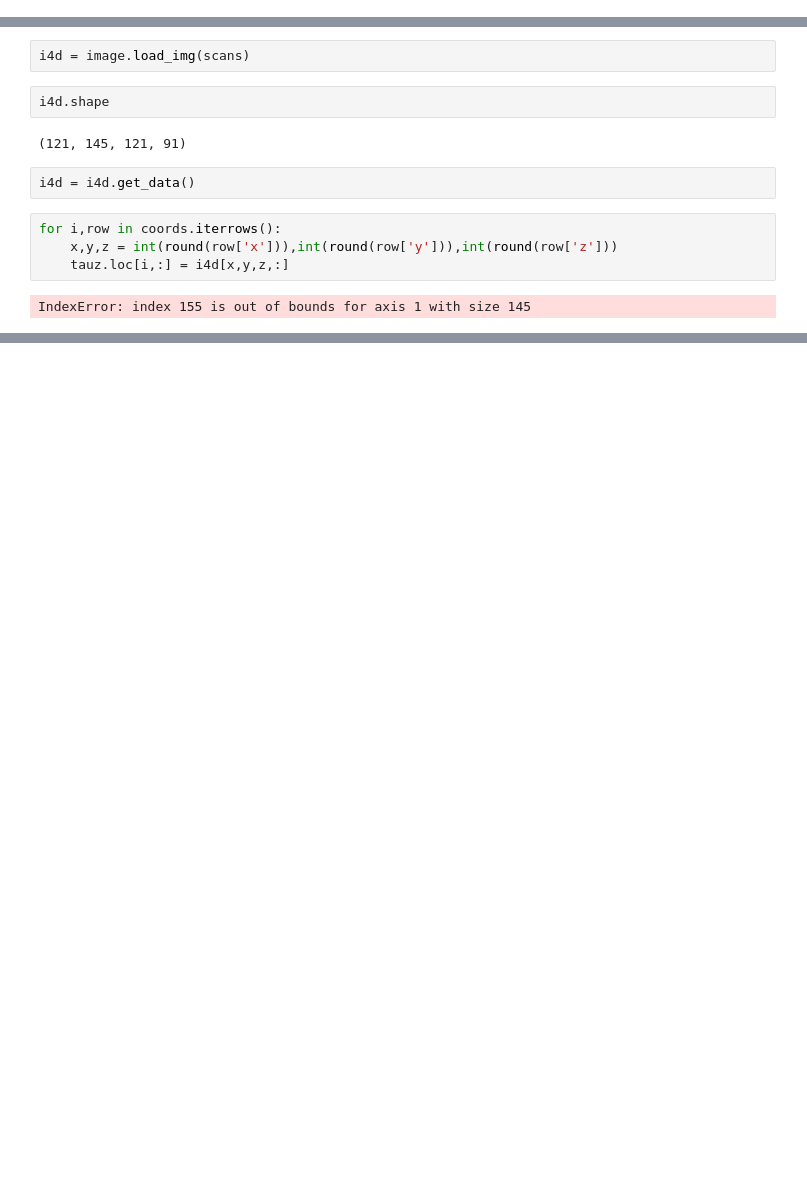
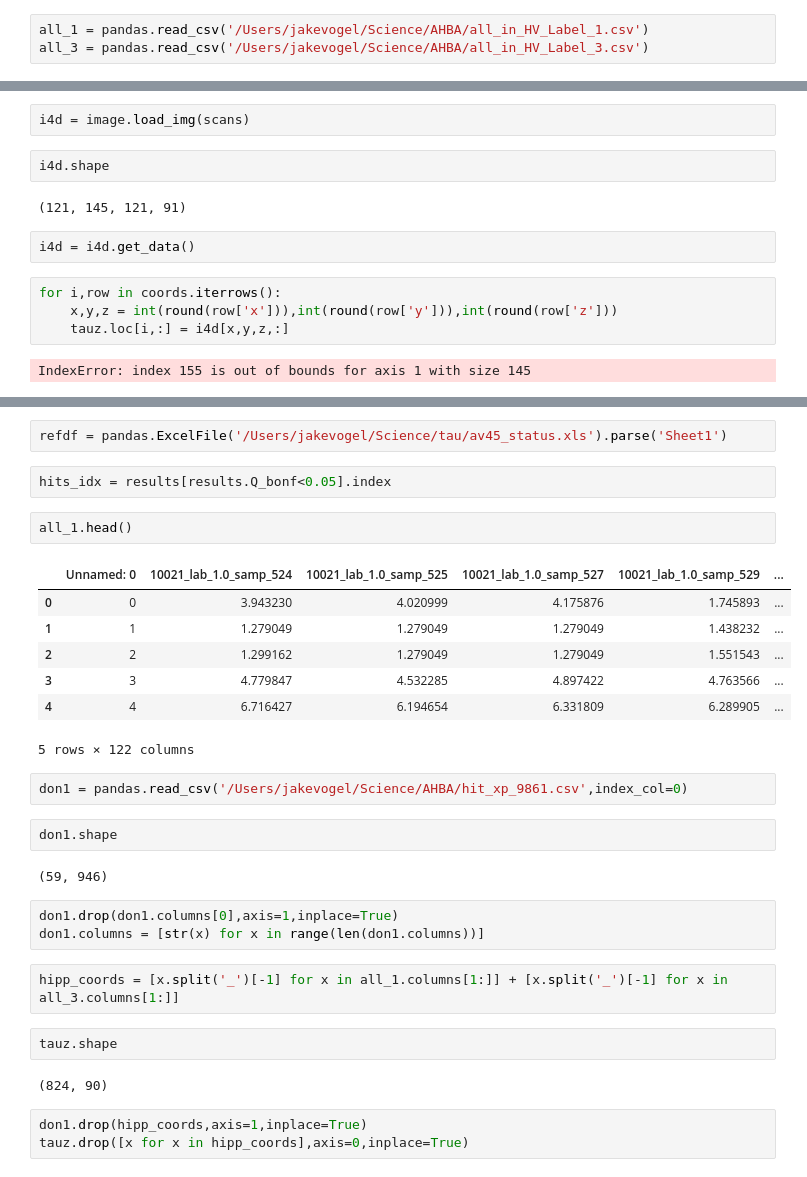
Before and after one commit to illdopejake/hack_projects, a Jupyter notebook: ABA_code.ipynb, the cells around one changed output, grey strips where cells are left out. Cells and saved outputs as stored; diff of their text form; blank space fills up the shorter version.

```diff
--- a/ABA_code.ipynb
+++ b/ABA_code.ipynb
@@ -426,3 +425,6 @@ TO DO:
 # DAVID gene annotation: https://david.ncifcrf.gov/summary.jsp
 # String-DB https://string-db.org/
 # RICHIARDI PAPER https://www.ncbi.nlm.nih.gov/pubmed/26068849
+# %%
+all_1 = pandas.read_csv('/Users/jakevogel/Science/AHBA/all_in_HV_Label_1.csv')
+all_3 = pandas.read_csv('/Users/jakevogel/Science/AHBA/all_in_HV_Label_3.csv')
@@ -486,0 +546,32 @@ TypeError: __getitem__() takes 1 positional argument but 2 were given
+# %%
+refdf = pandas.ExcelFile('/Users/jakevogel/Science/tau/av45_status.xls').parse('Sheet1')
+# %%
+hits_idx = results[results.Q_bonf<0.05].index
+# %%
+all_1.head()
+# %% [output]
+|  | Unnamed: 0 | 10021_lab_1.0_samp_524 | 10021_lab_1.0_samp_525 | 10021_lab_1.0_samp_527 | 10021_lab_1.0_samp_529 | ... |
+| 0 | 0 | 3.943230 | 4.020999 | 4.175876 | 1.745893 | ... |
+| 1 | 1 | 1.279049 | 1.279049 | 1.279049 | 1.438232 | ... |
+| 2 | 2 | 1.299162 | 1.279049 | 1.279049 | 1.551543 | ... |
+| 3 | 3 | 4.779847 | 4.532285 | 4.897422 | 4.763566 | ... |
+| 4 | 4 | 6.716427 | 6.194654 | 6.331809 | 6.289905 | ... |
+5 rows × 122 columns
+# %%
+don1 = pandas.read_csv('/Users/jakevogel/Science/AHBA/hit_xp_9861.csv',index_col=0)
+# %%
+don1.shape
+# %% [output]
+(59, 946)
+# %%
+don1.drop(don1.columns[0],axis=1,inplace=True)
+don1.columns = [str(x) for x in range(len(don1.columns))]
+# %%
+hipp_coords = [x.split('_')[-1] for x in all_1.columns[1:]] + [x.split('_')[-1] for x in all_3.columns[1:]]
+# %%
+tauz.shape
+# %% [output]
+(824, 90)
+# %%
+don1.drop(hipp_coords,axis=1,inplace=True)
+tauz.drop([x for x in hipp_coords],axis=0,inplace=True)
```
Also changed, not shown: parts of 35 cells of this notebook, 1 other file.
